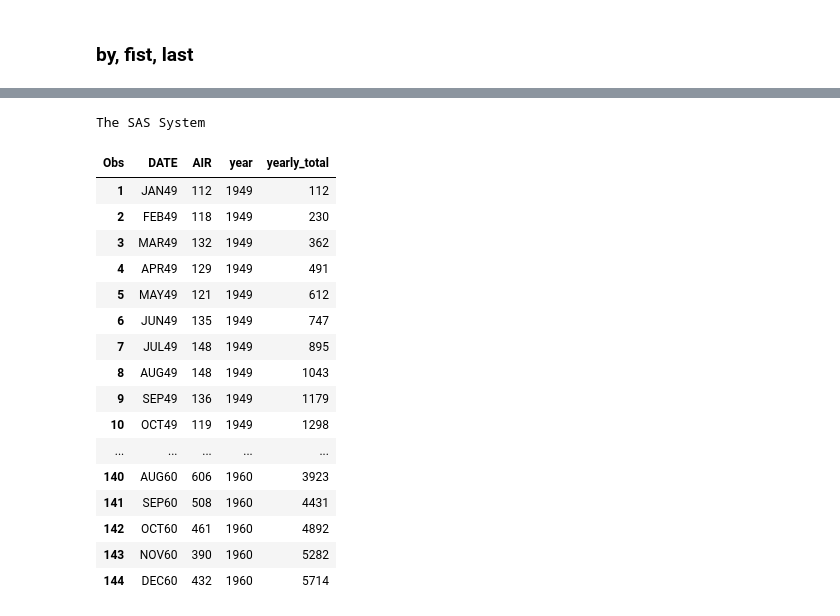
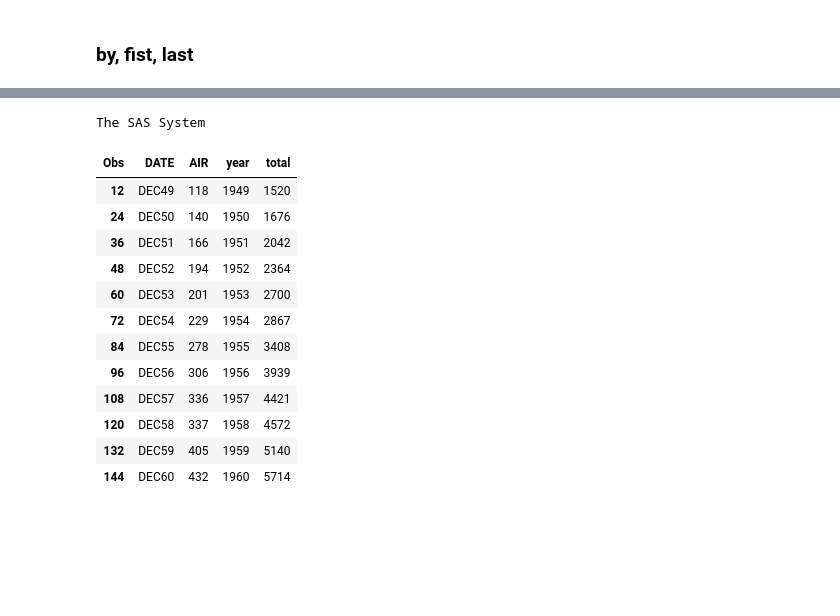
Before and after one commit to 0xdomyz/sas_collection, a Jupyter notebook: data_step/automatic_vars.ipynb, the cells around one changed output, grey strips where cells are left out. Cells and saved outputs as stored; diff of their text form; code cells hidden in the pictures; blank space fills up the shorter version.

```diff
--- a/data_step/automatic_vars.ipynb
+++ b/data_step/automatic_vars.ipynb
@@ -1,7 +1,4 @@
 # %%
 import saspy
-sas = saspy.SASsession(cfgname='oda', colorLOG=True)
-
-def run(code):
-    sas.submitLST(code, method = 'logandlist')
+sas = saspy.SASsession(colorLOG=True)
 # %% [output]
@@ -70,19 +57,24 @@ The SAS System
 # %%
-run(f"""
-data work.air;
-    set sashelp.air;
+# use first to dial cumsum to 0
+sas.submitLST(f"""
+proc sort data=sashelp.air out=df;
+    by date;
+run;
+
+data df;
+    set df;
     year = year(date);
 run;
 
-data yearly_totals;
-    set air;
+data df2;
+    set df;
+
     by year;
-    retain yearly_total 0;
-    if first.year then yearly_total = 0;
-    yearly_total + air;
+    if first.year then total = 0;
+    total + air;
 run;
 
-proc print data=yearly_totals;
+proc print data=df2 (where = (month(date) = 12));
 run;
 """)
 # %% [output]
@@ -90,18 +81,14 @@ run;
 The SAS System
-| Obs | DATE | AIR | year | yearly_total |
-| 1 | JAN49 | 112 | 1949 | 112 |
-| 2 | FEB49 | 118 | 1949 | 230 |
-| 3 | MAR49 | 132 | 1949 | 362 |
-| 4 | APR49 | 129 | 1949 | 491 |
-| 5 | MAY49 | 121 | 1949 | 612 |
-| 6 | JUN49 | 135 | 1949 | 747 |
-| 7 | JUL49 | 148 | 1949 | 895 |
-| 8 | AUG49 | 148 | 1949 | 1043 |
-| 9 | SEP49 | 136 | 1949 | 1179 |
-| 10 | OCT49 | 119 | 1949 | 1298 |
-| ... | ... | ... | ... | ... |
-| 140 | AUG60 | 606 | 1960 | 3923 |
-| 141 | SEP60 | 508 | 1960 | 4431 |
-| 142 | OCT60 | 461 | 1960 | 4892 |
-| 143 | NOV60 | 390 | 1960 | 5282 |
+| Obs | DATE | AIR | year | total |
+| 12 | DEC49 | 118 | 1949 | 1520 |
+| 24 | DEC50 | 140 | 1950 | 1676 |
+| 36 | DEC51 | 166 | 1951 | 2042 |
+| 48 | DEC52 | 194 | 1952 | 2364 |
+| 60 | DEC53 | 201 | 1953 | 2700 |
+| 72 | DEC54 | 229 | 1954 | 2867 |
+| 84 | DEC55 | 278 | 1955 | 3408 |
+| 96 | DEC56 | 306 | 1956 | 3939 |
+| 108 | DEC57 | 336 | 1957 | 4421 |
+| 120 | DEC58 | 337 | 1958 | 4572 |
+| 132 | DEC59 | 405 | 1959 | 5140 |
 | 144 | DEC60 | 432 | 1960 | 5714 |
```
Also changed, not shown: parts of 9 cells of this notebook.
